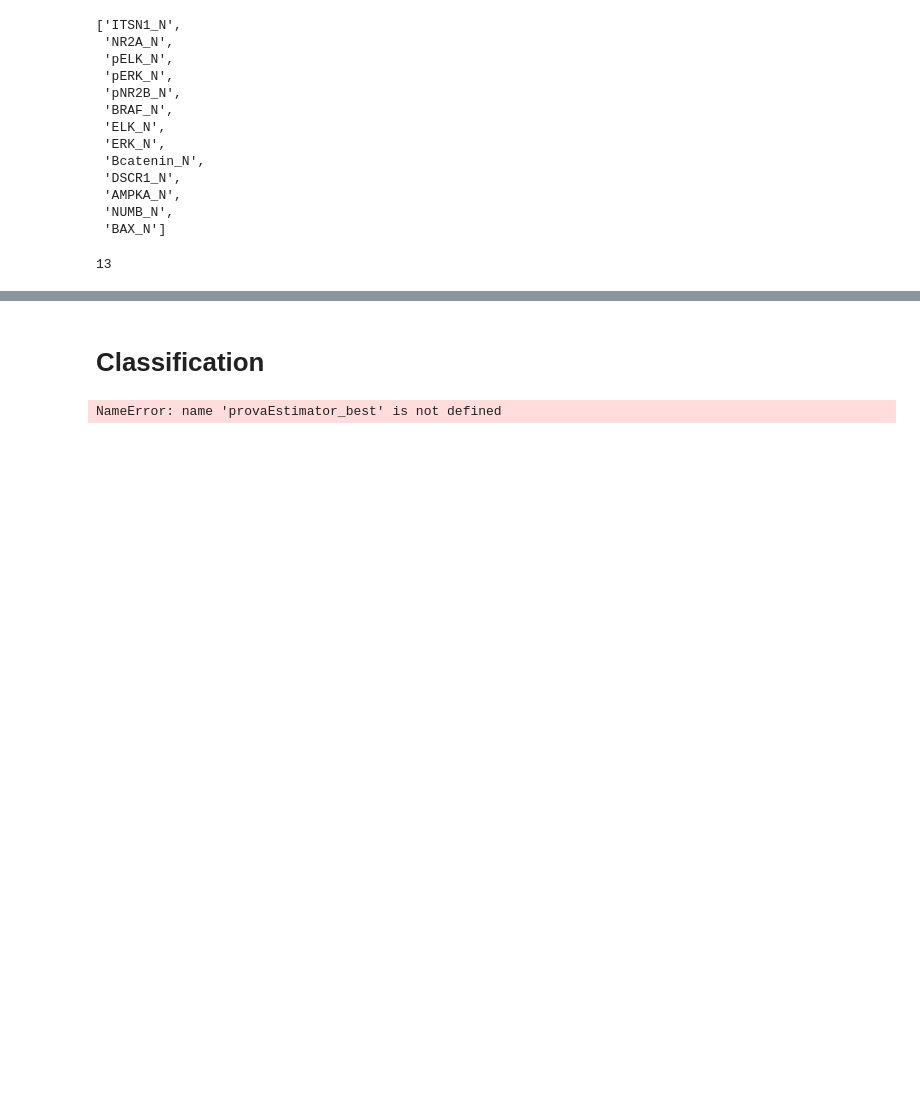
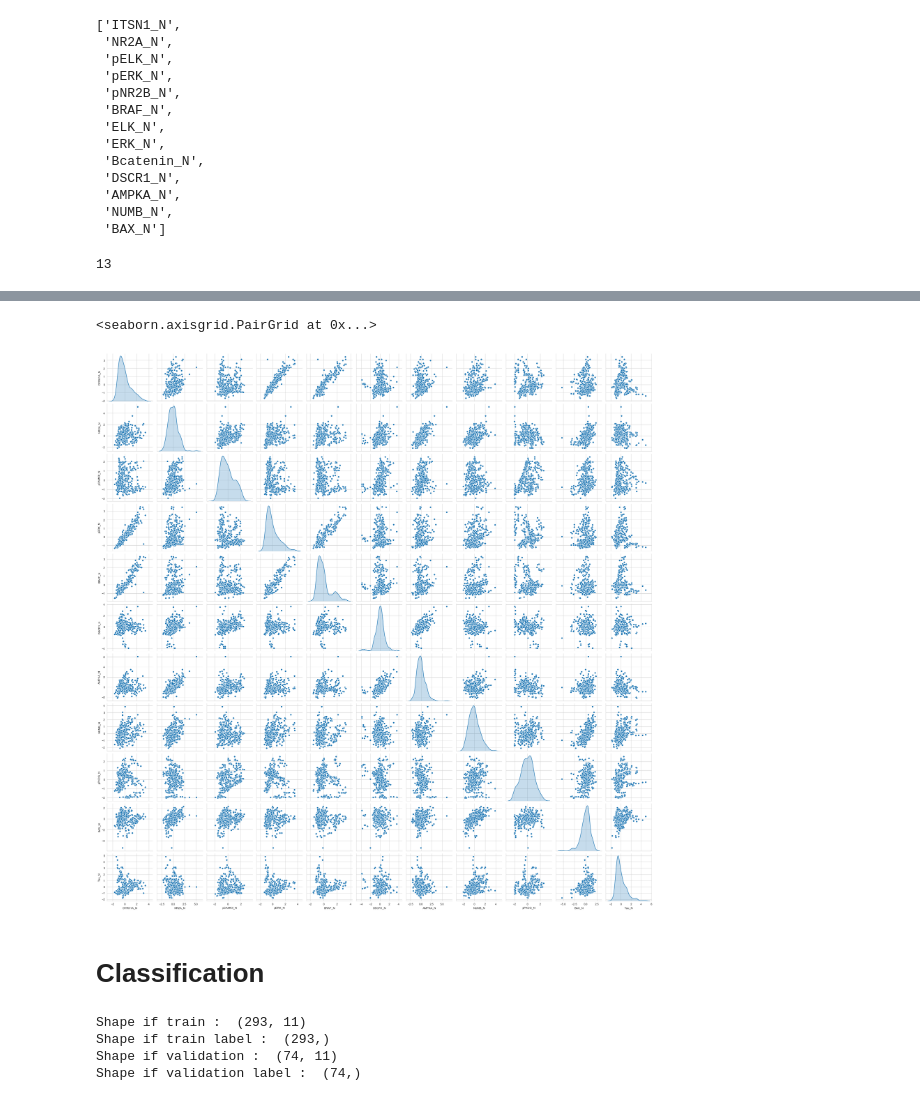
Before and after one commit to EmanuelSoda/ML_Homework, a Jupyter notebook: ML_bello.ipynb, the cells around one changed output, grey strips where cells are left out. Drawn from its saved outputs; the diff is of its cells as text; code cells hidden in the pictures; blank space fills up the shorter version.

```diff
--- a/ML_bello.ipynb
+++ b/ML_bello.ipynb
@@ -283,11 +318,20 @@ train.shape
+# %%
+selectedTrain = train[train.columns[rfecv.get_support()]]
+sns.pairplot(selectedTrain, diag_kind = "kde")
+# %% [output]
+<seaborn.axisgrid.PairGrid at 0x...>
+[figure, added]
 # %% [markdown]
 # Classification
 # %%
-features_SOD1_N = train['SOD1_N']
-train = train.drop(columns = 'SOD1_N', axis = 1)
-train_x, validation_x, train_y, validation_y = train_test_split(train, codedLabel,
+train_x, validation_x, train_y, validation_y = train_test_split(selectedTrain, codedLabel,
                                                                 test_size = 0.20, random_state = 42)
-# train_x.shape #(293, 75)
-# train_y.shape #(293,)
-# validation_x.shape #(74, 75)
-# validation_y.shape #(74,)
+print("Shape if train : ", train_x.shape)
+print("Shape if train label : ",train_y.shape)
+print("Shape if validation : ",validation_x.shape)
+print("Shape if validation label : ",validation_y.shape)
+# %% [output]
+Shape if train :  (293, 11)
+Shape if train label :  (293,)
+Shape if validation :  (74, 11)
+Shape if validation label :  (74,)
@@ -304,7 +337,0 @@ train_x, validation_x, train_y, validation_y = train_test_split(train, codedLabe
-# %%
-sel = SelectFromModel(provaEstimator_best).fit(train,  codedLabel)
-features_lasso = train_x.columns[sel.get_support()]
-len(list(features_lasso))
-features_lasso
-# %% [output]
-NameError: name 'provaEstimator_best' is not defined
```
Also changed, not shown: parts of 20 cells of this notebook.
